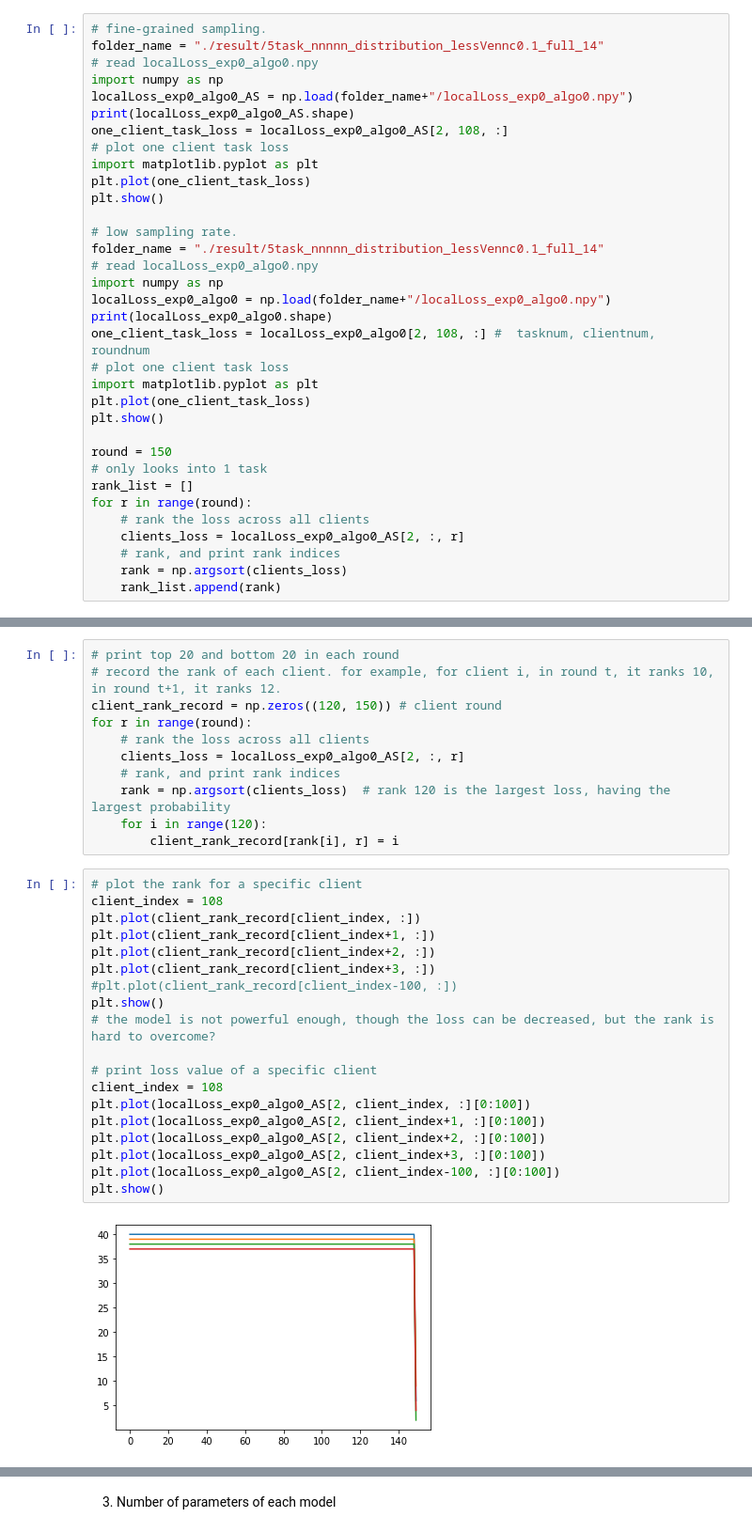
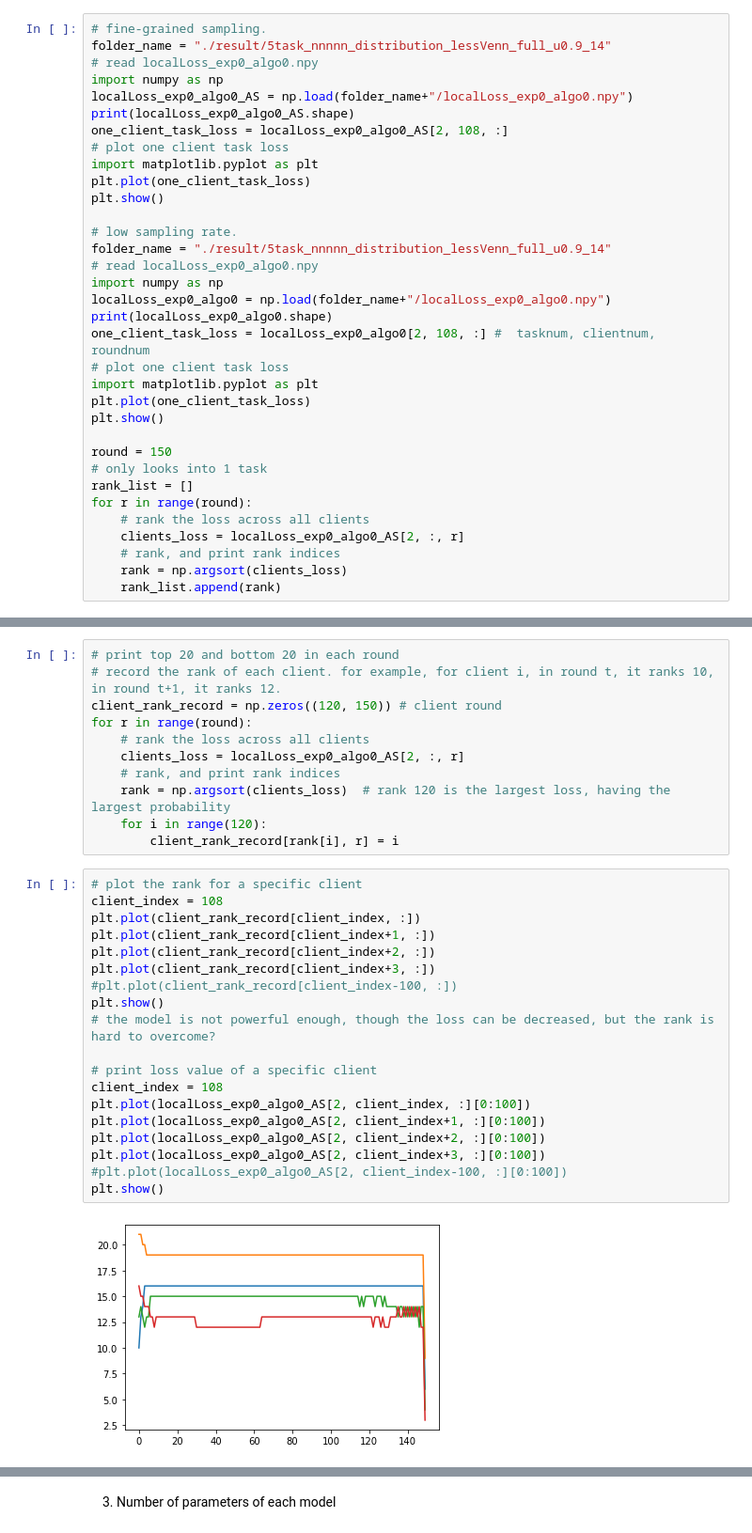
Before and after one commit to haoran-zh/mmfl-Dec, a Jupyter notebook: new_idea.ipynb, the cells around one changed output, grey strips where cells are left out. Shown: that part at 94% size. Saved outputs shown, nothing was run; the diff lists cells and outputs as text.

```diff
--- a/new_idea.ipynb
+++ b/new_idea.ipynb
@@ -448,7 +452,7 @@ down sampling
  [0.123 0.071 0.099 0.08  0.112 0.084 0.08  0.092 0.084 0.1  ]]
 # %%
 # fine-grained sampling.
-folder_name = "./result/5task_nnnnn_distribution_lessVennc0.1_full_14"
+folder_name = "./result/5task_nnnnn_distribution_lessVenn_full_u0.9_14"
 # read localLoss_exp0_algo0.npy
 import numpy as np
 localLoss_exp0_algo0_AS = np.load(folder_name+"/localLoss_exp0_algo0.npy")
@@ -460,7 +464,7 @@ plt.plot(one_client_task_loss)
 plt.show()
 
 # low sampling rate.
-folder_name = "./result/5task_nnnnn_distribution_lessVennc0.1_full_14"
+folder_name = "./result/5task_nnnnn_distribution_lessVenn_full_u0.9_14"
 # read localLoss_exp0_algo0.npy
 import numpy as np
 localLoss_exp0_algo0 = np.load(folder_name+"/localLoss_exp0_algo0.npy")
@@ -499,21 +503,21 @@ for r in range(round):
 # %%
 # plot the rank for a specific client
 client_index = 108
 plt.plot(client_rank_record[client_index, :])
 plt.plot(client_rank_record[client_index+1, :])
 plt.plot(client_rank_record[client_index+2, :])
 plt.plot(client_rank_record[client_index+3, :])
 #plt.plot(client_rank_record[client_index-100, :])
 plt.show()
 # the model is not powerful enough, though the loss can be decreased, but the rank is hard to overcome?
 
 # print loss value of a specific client
 client_index = 108
 plt.plot(localLoss_exp0_algo0_AS[2, client_index, :][0:100])
 plt.plot(localLoss_exp0_algo0_AS[2, client_index+1, :][0:100])
 plt.plot(localLoss_exp0_algo0_AS[2, client_index+2, :][0:100])
 plt.plot(localLoss_exp0_algo0_AS[2, client_index+3, :][0:100])
-plt.plot(localLoss_exp0_algo0_AS[2, client_index-100, :][0:100])
+#plt.plot(localLoss_exp0_algo0_AS[2, client_index-100, :][0:100])
 plt.show()
 # %% [output]
-[figure, old version]
+[figure, new version]
```
Also changed, not shown: parts of 13 cells of this notebook, 6 other files.
